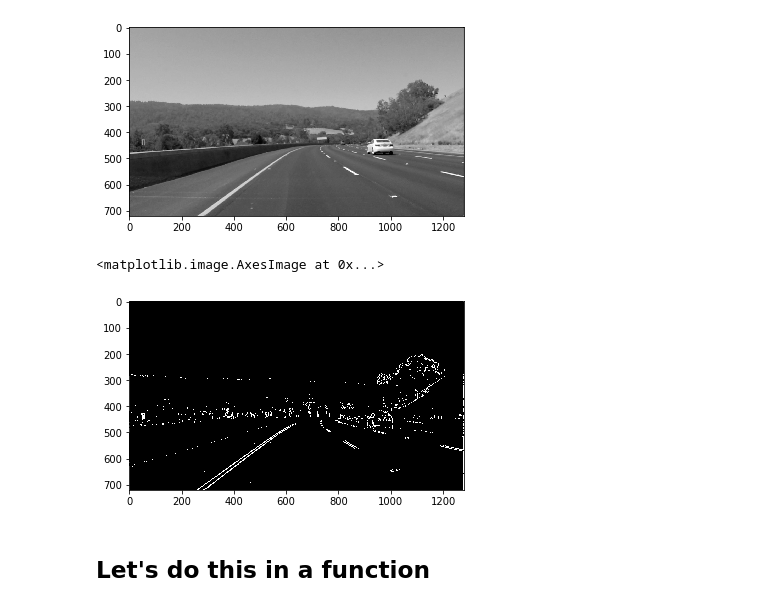
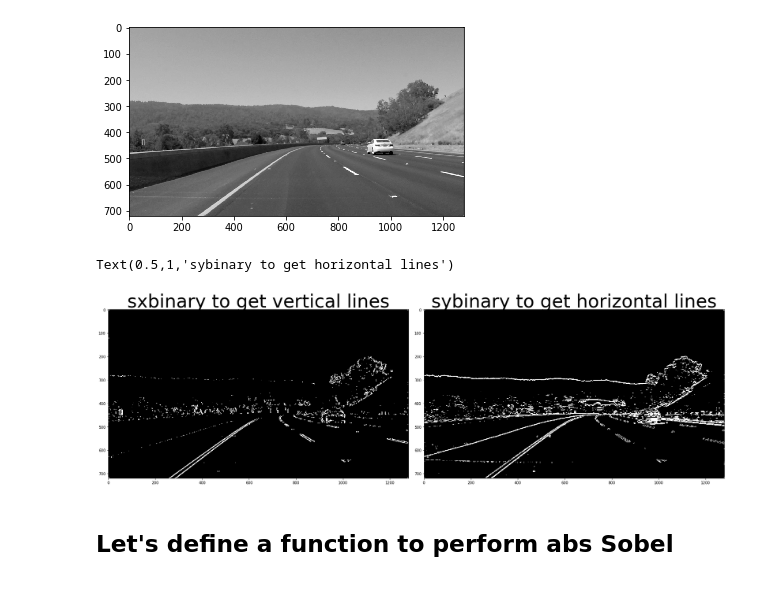
Before and after one commit to magedhassan/Gradients-and-color-spaces, a Jupyter notebook: Gradients-and-color-spaces.ipynb, the cells around one changed output. Saved outputs shown, nothing was run; the diff lists cells and outputs as text; code cells hidden in the pictures.

```diff
--- a/Gradients-and-color-spaces.ipynb
+++ b/Gradients-and-color-spaces.ipynb
@@ -19,20 +19,31 @@ plt.imshow(gray, cmap="gray")
 # %% [output]
 <matplotlib.image.AxesImage at 0x...>
 [figure]
-# %%
-sobelx = cv2.Sobel(gray, cv2.CV_64F, 1, 0)
-sobely = cv2.Sobel(gray, cv2.CV_64F, 0, 1)
-abs_sobelx = np.absolute(sobelx)
-scaled_sobel = np.uint8(255*abs_sobelx/np.max(abs_sobelx))
-
-thresh_min = 20
-thresh_max = 100
-sxbinary = np.zeros_like(scaled_sobel)
-sxbinary[(scaled_sobel >= thresh_min) & (scaled_sobel <= thresh_max)] = 1
-plt.imshow(sxbinary, cmap='gray')
-# %% [output]
-<matplotlib.image.AxesImage at 0x...>
-[figure, removed]
+# %%
+thresh_min = 20
+thresh_max = 100
+
+sobelx = cv2.Sobel(gray, cv2.CV_64F, 1, 0)
+abs_sobelx = np.absolute(sobelx)
+scaled_x_sobel = np.uint8(255*abs_sobelx/np.max(abs_sobelx))
+sxbinary = np.zeros_like(scaled_x_sobel)
+sxbinary[(scaled_x_sobel >= thresh_min) & (scaled_x_sobel <= thresh_max)] = 1
+
+sobely = cv2.Sobel(gray, cv2.CV_64F, 0, 1)
+abs_sobely = np.absolute(sobely)
+scaled_y_sobel = np.uint8(255*abs_sobely/np.max(abs_sobely))
+sybinary = np.zeros_like(scaled_y_sobel)
+sybinary[(scaled_y_sobel >= thresh_min) & (scaled_y_sobel <= thresh_max)] = 1
+
+f, (ax1, ax2) = plt.subplots(1, 2, figsize=(24, 9))
+f.tight_layout()
+ax1.imshow(sxbinary, cmap='gray')
+ax1.set_title('sxbinary to get vertical lines', fontsize=50)
+ax2.imshow(sybinary, cmap='gray')
+ax2.set_title('sybinary to get horizontal lines', fontsize=50)
+# %% [output]
+Text(0.5,1,'sybinary to get horizontal lines')
+[figure, added]
 # %% [markdown]
-## Let's do this in a function
+## Let's define a function to perform abs Sobel
 # %%
```
Also changed, not shown: parts of 2 cells of this notebook.
